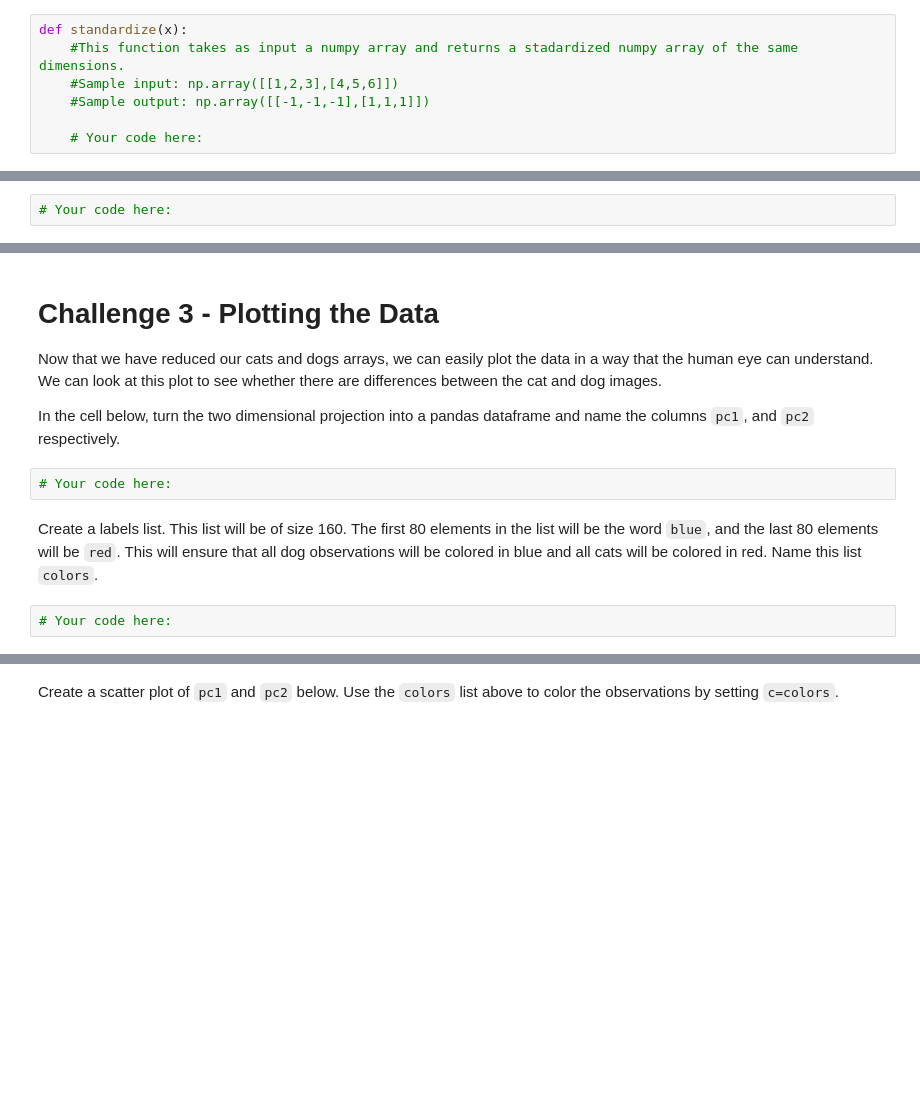
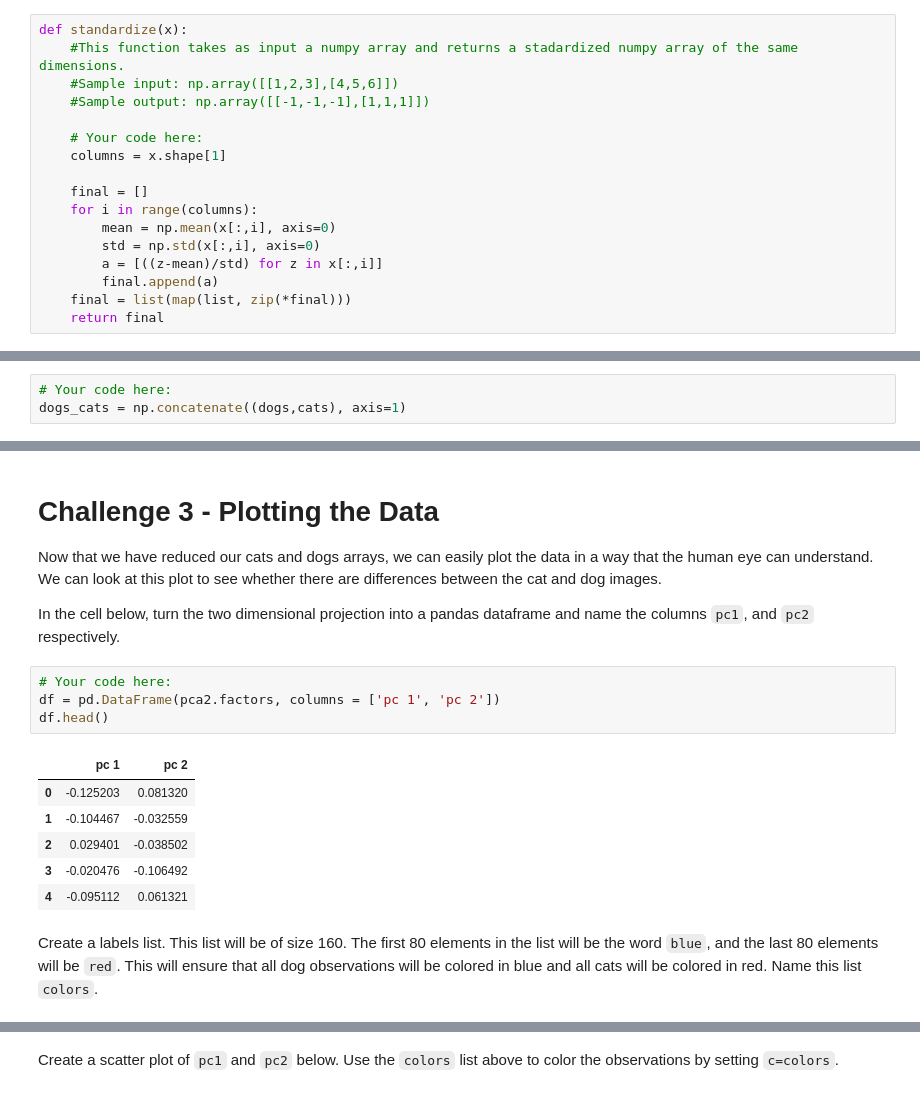
Before and after one commit to ta-datapt-bcn/lab-pca, a Jupyter notebook: your-code/main.ipynb, the cells around one changed output, grey strips where cells are left out. Drawn from its saved outputs; the diff is of its cells as text; blank space fills up the shorter version.

```diff
--- a/your-code/main.ipynb
+++ b/your-code/main.ipynb
@@ -55,3 +71,13 @@ def standardize(x):
     #Sample output: np.array([[-1,-1,-1],[1,1,1]])
 
     # Your code here:
+    columns = x.shape[1]
+
+    final = []
+    for i in range(columns):
+        mean = np.mean(x[:,i], axis=0)
+        std = np.std(x[:,i], axis=0)
+        a = [((z-mean)/std) for z in x[:,i]]
+        final.append(a)
+    final = list(map(list, zip(*final)))
+    return final
@@ -59,6 +91,7 @@ def standardize(x):
 Now, use the `np.concatenate` function to combine the cats and dogs arrays. Use `axis=1` to combine the two correctly. Make sure to put dogs first.
 # %%
 # Your code here:
+dogs_cats = np.concatenate((dogs,cats), axis=1)
 # %% [markdown]
 Standardize the concatenated array below.
 # %%
@@ -85,9 +131,16 @@ Find the dot product of the transposed standardized pet matrix and the `factors`
 Now that we have reduced our cats and dogs arrays, we can easily plot the data in a way that the human eye can understand. We can look at this plot to see whether there are differences between the cat and dog images.
 
 In the cell below, turn the two dimensional projection into a pandas dataframe and name the columns `pc1`, and `pc2` respectively.
-# %%
-# Your code here:
+# %%
+# Your code here:
+df = pd.DataFrame(pca2.factors, columns = ['pc 1', 'pc 2'])
+df.head()
+# %% [output]
+|  | pc 1 | pc 2 |
+| 0 | -0.125203 | 0.081320 |
+| 1 | -0.104467 | -0.032559 |
+| 2 | 0.029401 | -0.038502 |
+| 3 | -0.020476 | -0.106492 |
+| 4 | -0.095112 | 0.061321 |
 # %% [markdown]
 Create a labels list. This list will be of size 160. The first 80 elements in the list will be the word `blue`, and the last 80 elements will be `red`. This will ensure that all dog observations will be colored in blue and all cats will be colored in red. Name this list `colors`.
-# %%
-# Your code here:
```
Also changed, not shown: parts of 18 cells of this notebook.
